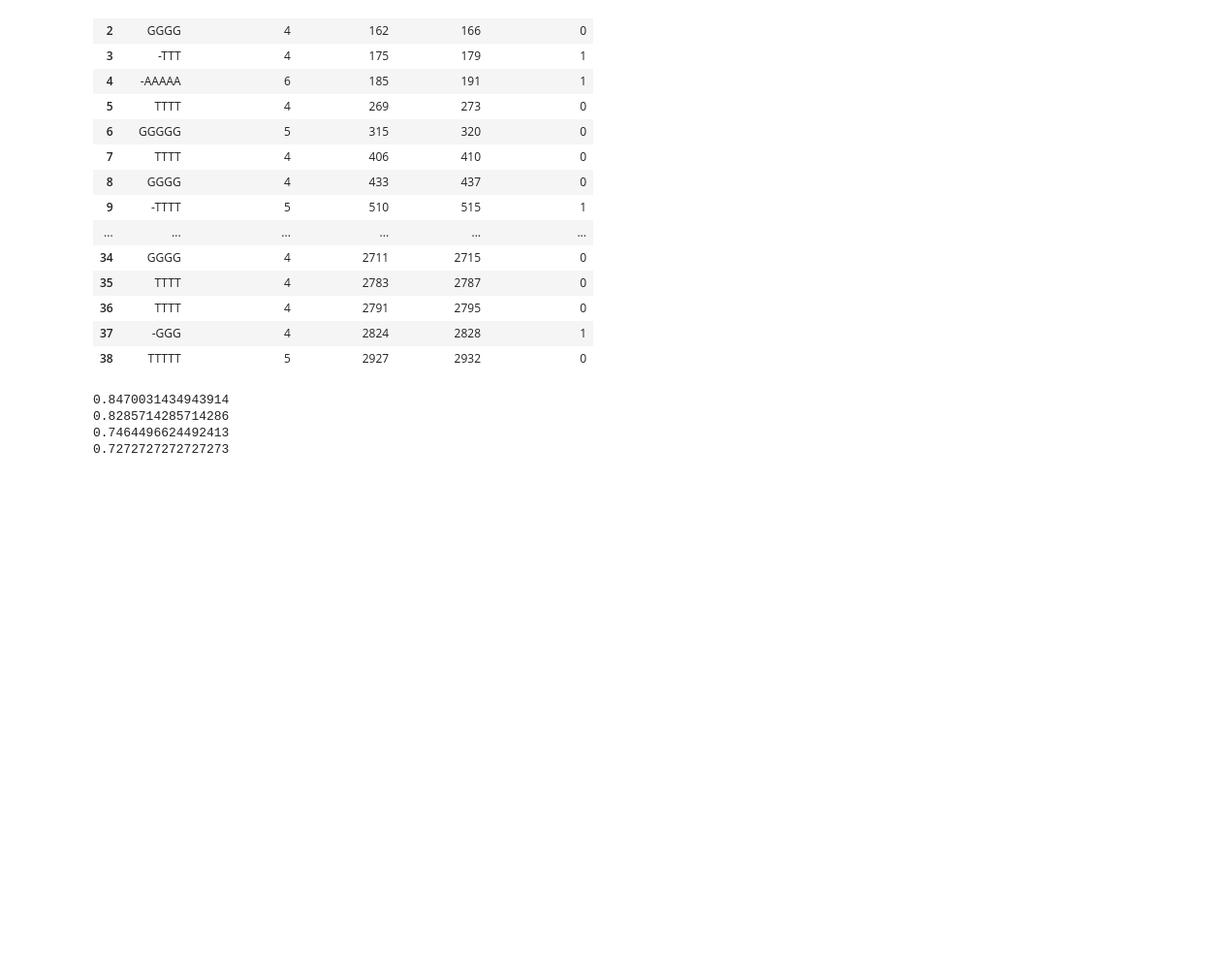
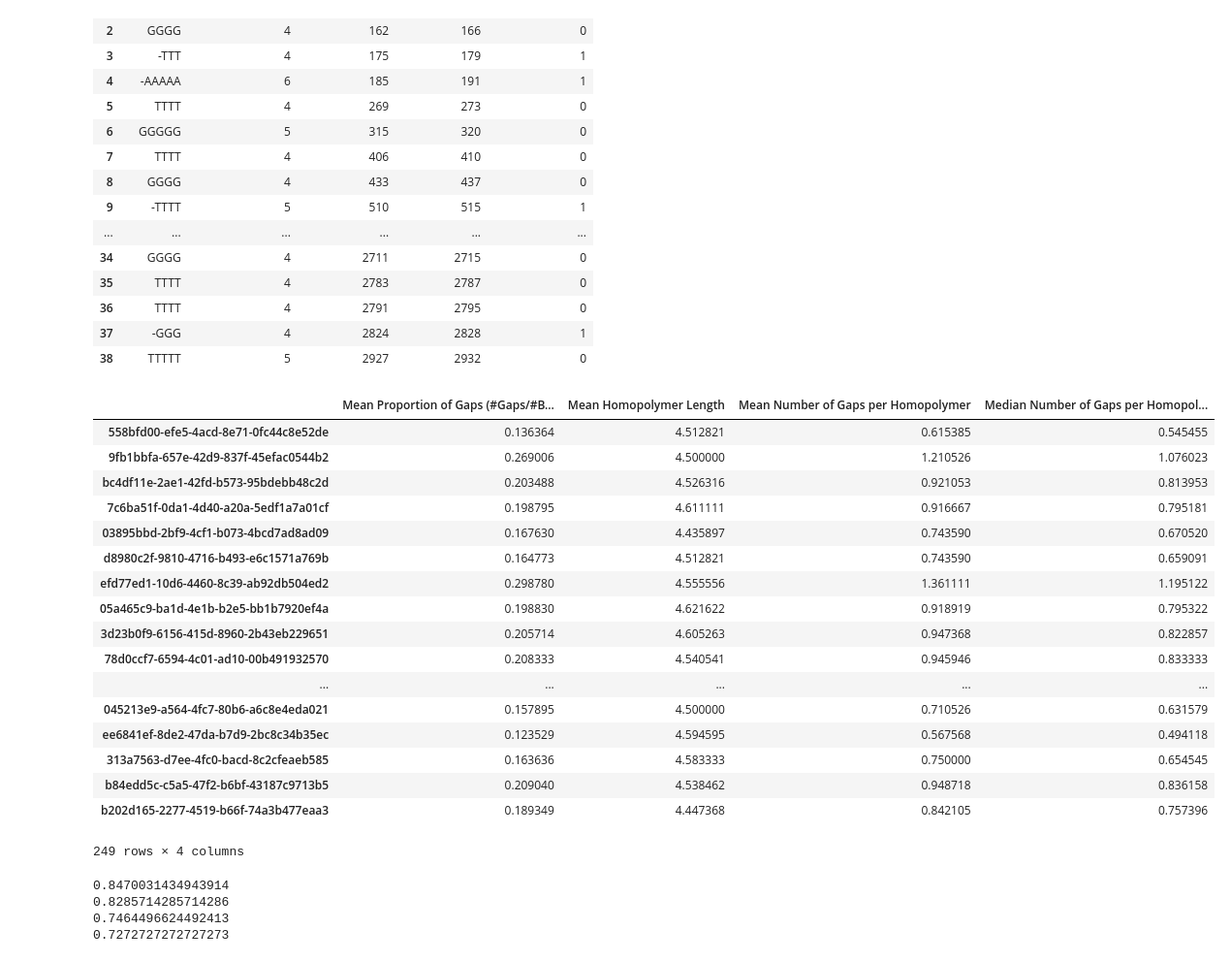
Before and after one commit to teenjes/summer_project_notebooks, a Jupyter notebook: zymo_test.ipynb, the cells around one changed output. Shown at 97% size. Cells and saved outputs as stored; diff of their text form; code cells hidden in the pictures; blank space fills up the shorter version.

Commit message:
Homopolymers

```diff
--- a/zymo_test.ipynb
+++ b/zymo_test.ipynb
@@ -1318,6 +1332,27 @@ for key in dict5:
             counters.append(tmp)
         seqregion.loc[:,'Number of Gaps'] = counters
         homopols.loc[key] = [np.sum(counters)/np.sum(seqregion['Sequence Length']), np.mean(seqregion['Sequence Length']), (np.sum(counters)/np.sum(seqregion['Sequence Length']))*(np.mean(seqregion['Sequence Length'])), (np.sum(counters)/np.sum(seqregion['Sequence Length']))*(np.median(seqregion['Sequence Length']))]
+# %%
+homopols
+# %% [output]
+|  | Mean Proportion of Gaps (#Gaps/#B... | Mean Homopolymer Length | Mean Number of Gaps per Homopolymer | Median Number of Gaps per Homopol... |
+| 558bfd00-efe5-4acd-8e71-0fc44c8e52de | 0.136364 | 4.512821 | 0.615385 | 0.545455 |
+| 9fb1bbfa-657e-42d9-837f-45efac0544b2 | 0.269006 | 4.500000 | 1.210526 | 1.076023 |
+| bc4df11e-2ae1-42fd-b573-95bdebb48c2d | 0.203488 | 4.526316 | 0.921053 | 0.813953 |
+| 7c6ba51f-0da1-4d40-a20a-5edf1a7a01cf | 0.198795 | 4.611111 | 0.916667 | 0.795181 |
+| 03895bbd-2bf9-4cf1-b073-4bcd7ad8ad09 | 0.167630 | 4.435897 | 0.743590 | 0.670520 |
+| d8980c2f-9810-4716-b493-e6c1571a769b | 0.164773 | 4.512821 | 0.743590 | 0.659091 |
+| efd77ed1-10d6-4460-8c39-ab92db504ed2 | 0.298780 | 4.555556 | 1.361111 | 1.195122 |
+| 05a465c9-ba1d-4e1b-b2e5-bb1b7920ef4a | 0.198830 | 4.621622 | 0.918919 | 0.795322 |
+| 3d23b0f9-6156-415d-8960-2b43eb229651 | 0.205714 | 4.605263 | 0.947368 | 0.822857 |
+| 78d0ccf7-6594-4c01-ad10-00b491932570 | 0.208333 | 4.540541 | 0.945946 | 0.833333 |
+| ... | ... | ... | ... | ... |
+| 045213e9-a564-4fc7-80b6-a6c8e4eda021 | 0.157895 | 4.500000 | 0.710526 | 0.631579 |
+| ee6841ef-8de2-47da-b7d9-2bc8c34b35ec | 0.123529 | 4.594595 | 0.567568 | 0.494118 |
+| 313a7563-d7ee-4fc0-bacd-8c2cfeaeb585 | 0.163636 | 4.583333 | 0.750000 | 0.654545 |
+| b84edd5c-c5a5-47f2-b6bf-43187c9713b5 | 0.209040 | 4.538462 | 0.948718 | 0.836158 |
+| b202d165-2277-4519-b66f-74a3b477eaa3 | 0.189349 | 4.447368 | 0.842105 | 0.757396 |
+249 rows × 4 columns
 # %%
 print(np.mean(homopols['Mean Number of Gaps per Homopolymer']))
 print(np.median(homopols['Mean Number of Gaps per Homopolymer']))
```
Also changed, not shown: parts of 4 cells of this notebook.
